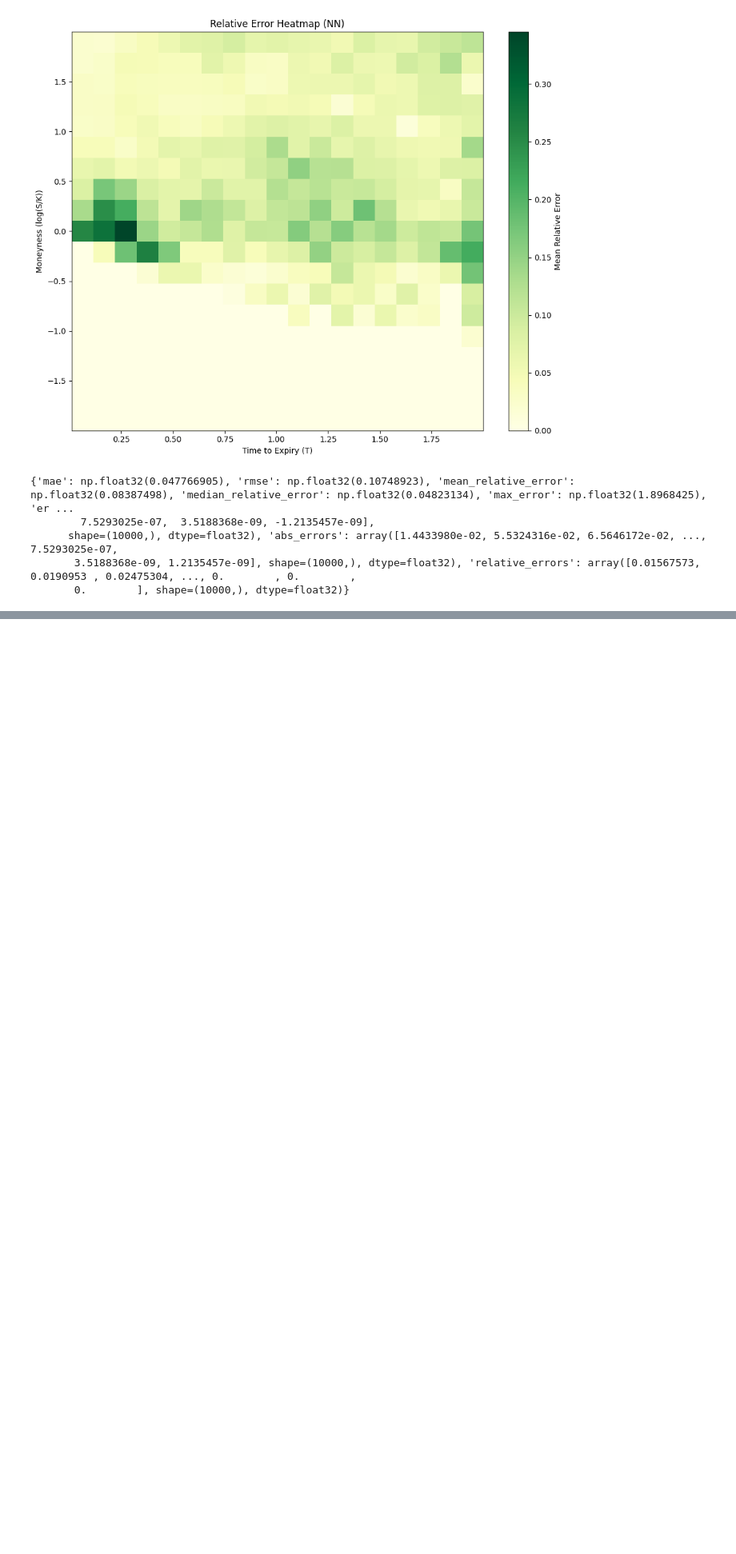
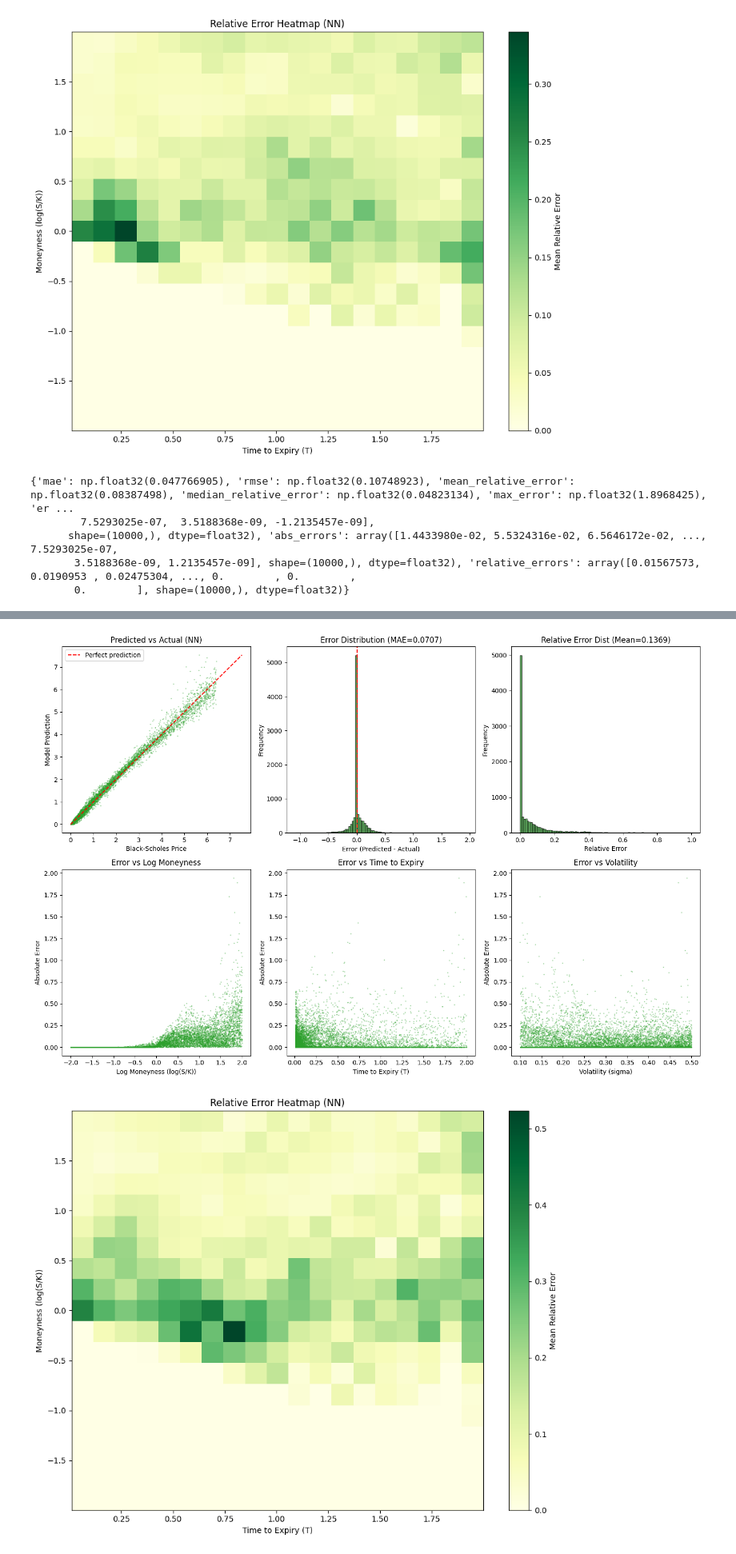
Before and after one commit to fwen2026/options-pricer, a Jupyter notebook: notebooks/nn_ablation.ipynb, the cells around one changed output, grey strips where cells are left out. Shown at 80% size. Saved outputs shown, nothing was run; the diff lists cells and outputs as text; code cells hidden in the pictures; blank space fills up the shorter version.

```diff
--- a/notebooks/nn_ablation.ipynb
+++ b/notebooks/nn_ablation.ipynb
@@ -99,0 +235,8 @@ print(metrics)
+# %%
+X_test, _ = preprocess_test_data(X_test_raw)
+y_pred = predict(depth_model, X_test, norm_params, device="cpu")
+
+eval()
+# %% [output]
+[figure, added]
+[figure, added]
```
Also changed, not shown: parts of 13 cells of this notebook.
